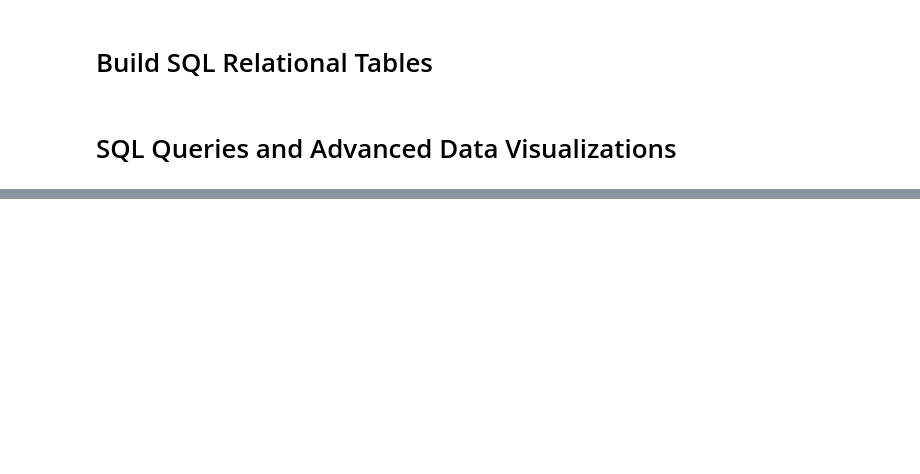
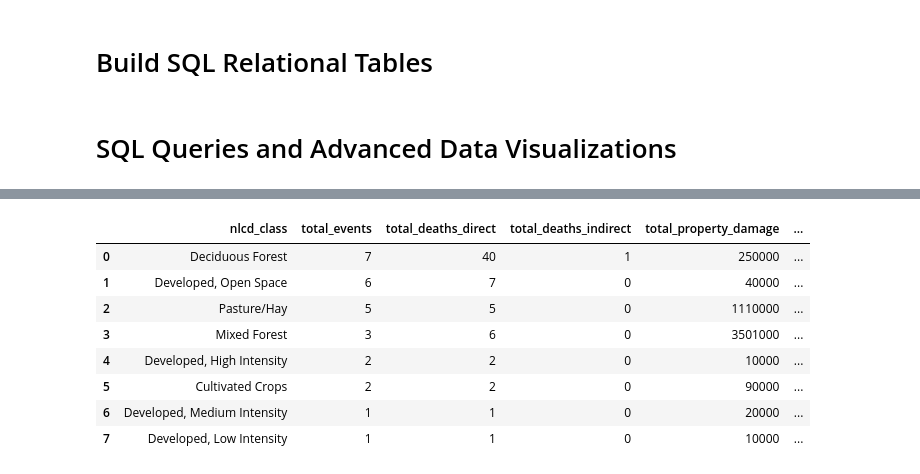
Before and after one commit to ashleyadehart/flash_floods_ky_2015_2025, a Jupyter notebook: notebooks/flash_floods_ky_2015_2025.ipynb, the cells around one changed output, grey strips where cells are left out. Cells and saved outputs as stored; diff of their text form; code cells hidden in the pictures; blank space fills up the shorter version.

```diff
--- a/notebooks/flash_floods_ky_2015_2025.ipynb
+++ b/notebooks/flash_floods_ky_2015_2025.ipynb
@@ -933,21 +1693,30 @@ result10
 # %%
 # Write a SQL query that examines patterns between flash flooding events, deaths, injuries, precipitation, property damage, and impervious surface percentages by NLCD class
-query11 = """
-SELECT
+query11 = """ SELECT
     n.nlcd_class,
     COUNT(i.event_id) AS total_events,
     SUM(i.deaths_direct) AS total_deaths_direct,
     SUM(i.deaths_indirect) AS total_deaths_indirect,
     SUM(i.damage_property_num) AS total_property_damage,
     AVG(w.totalprecip_in) AS avg_precipitation,
     AVG(n.impervious_surface_pct) AS avg_impervious_surface_pct
 FROM impact_data i
 JOIN weather_conditions w ON i.event_id = w.event_id
 JOIN event_info e ON i.event_id = e.event_id
 JOIN nlcd_data n ON i.event_id = n.event_id
 WHERE i.deaths_direct > 0
 GROUP BY n.nlcd_class
 ORDER BY total_events DESC;
 """
 result11 = pd.read_sql(query11, conn)
 result11
+# %% [output]
+|  | nlcd_class | total_events | total_deaths_direct | total_deaths_indirect | total_property_damage | ... |
+| 0 | Deciduous Forest | 7 | 40 | 1 | 250000 | ... |
+| 1 | Developed, Open Space | 6 | 7 | 0 | 40000 | ... |
+| 2 | Pasture/Hay | 5 | 5 | 0 | 1110000 | ... |
+| 3 | Mixed Forest | 3 | 6 | 0 | 3501000 | ... |
+| 4 | Developed, High Intensity | 2 | 2 | 0 | 10000 | ... |
+| 5 | Cultivated Crops | 2 | 2 | 0 | 90000 | ... |
+| 6 | Developed, Medium Intensity | 1 | 1 | 0 | 20000 | ... |
+| 7 | Developed, Low Intensity | 1 | 1 | 0 | 10000 | ... |
```
Also changed, not shown: parts of 65 cells of this notebook, 2 other files.
